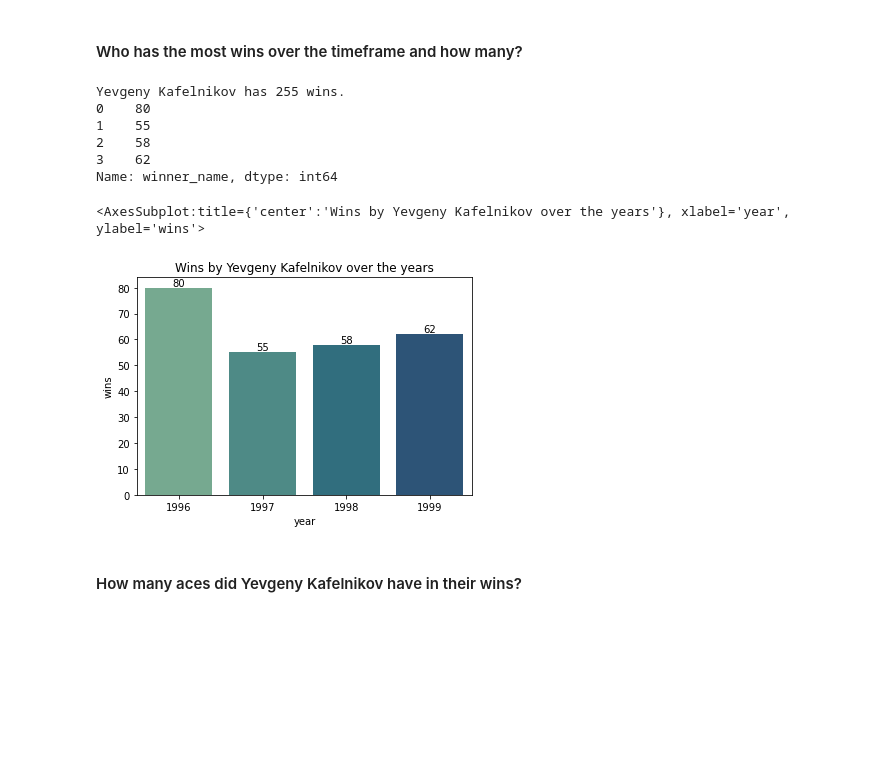
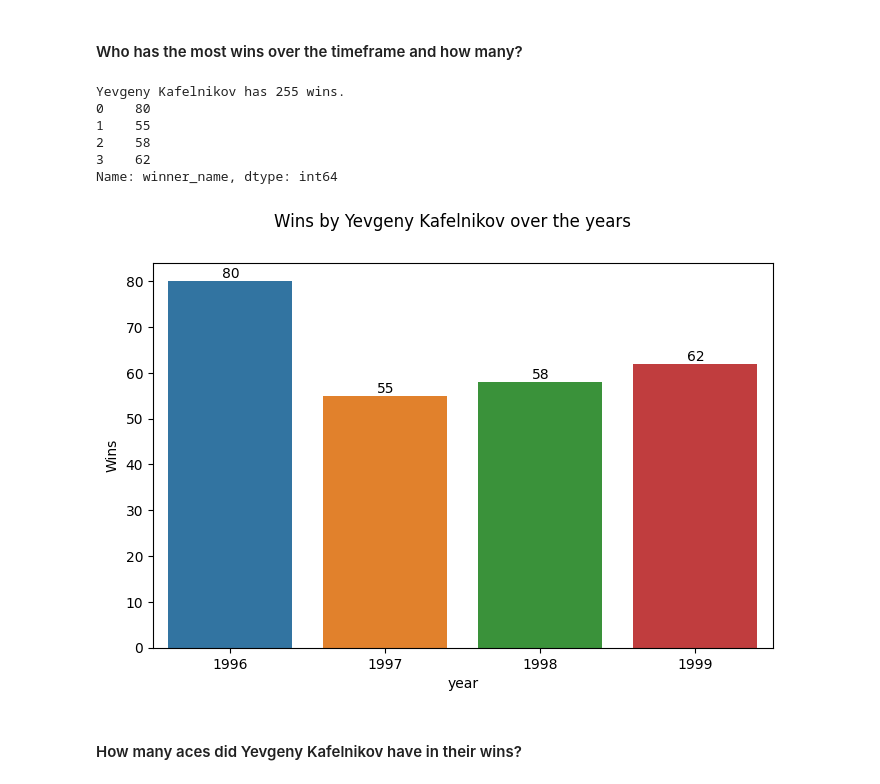
Before and after one commit to spencer130/COMP4447_FinalProject, a Jupyter notebook: FinalProject_Tennis.ipynb, the cells around one changed output. Cells and saved outputs as stored; diff of their text form; code cells hidden in the pictures; blank space fills up the shorter version.

```diff
--- a/FinalProject_Tennis.ipynb
+++ b/FinalProject_Tennis.ipynb
@@ -50,6 +52,8 @@ tennis_5 = pd.read_csv(url_5)
 tennis_df = pd.concat([tennis_1, tennis_2, tennis_3, tennis_4, tennis_5], join='inner')
 tennis_df['year'] = [x[:4] for x in tennis_df['tourney_id']]
 
+tennis_df = tennis_df.reset_index(drop=True)
+
 tennis_df.sample(10)
 # %% [output]
 |  | tourney_id | tourney_name | surface | draw_size | tourney_level | tourney_date | match_num | winner_id | ... |
@@ -172,5 +189,6 @@ dtype: object
 # %%
 tennis_df_subset['year'] = pd.to_numeric(tennis_df_subset['year'])
+tennis_df_subset['winner_age'] = tennis_df_subset['winner_age'].astype('int')
 tennis_df_subset.dtypes
 # %% [output]
 tourney_name     object
@@ -195,5 +211,5 @@ dtype: object
 # %%
-tennis_df_subset['winner_age'] = tennis_df_subset['winner_age'].apply(lambda x: round(x))
-tennis_df_subset
+#tennis_df_subset['winner_age'] = tennis_df_subset['winner_age'].apply(lambda x: round(x))
+tennis_df_subset.sample(10)
 # %% [output]
 |  | tourney_name | surface | winner_id | winner_name | winner_seed | winner_rank | winner_hand | w_ace | ... |
@@ -238,29 +275,32 @@ AxesSubplot(0.125,0.11;0.775x0.77)
 # %%
 #Most wins by a player over the timeframe
 most_wins = str(tennis_df_subset['winner_name'].value_counts().max())
 player_most_wins = tennis_df_subset['winner_name'].value_counts().index.tolist()[0]
 print(str(player_most_wins) + ' has ' + str(most_wins) + ' wins.')
 
 #Wins by that player over time
 player = tennis_df_subset.loc[tennis_df_subset['winner_name']==tennis_df_subset['winner_name'].value_counts().index.tolist()[0]]
 
 player_wins = player.groupby(by='year', as_index=False).count()
 print(player_wins['winner_name'])
 
-player_wins_chart = sns.barplot(x='year', y='winner_id', data=player_wins, palette='crest')
-player_wins_chart.bar_label(player_wins_chart.containers[0])
-player_wins_chart.set_ylabel('wins')
-player_wins_chart.set_title('Wins by ' + player_most_wins + ' over the years')
-player_wins_chart
+#Chart showing wins by year
+fig, ax = plt.subplots(figsize=(8, 5))
+
+player_wins_chart = sns.barplot(x='year', y='winner_id', data=player_wins, ax=ax)
+ax.bar_label(player_wins_chart.containers[0])
+ax.set(ylabel='Wins')
+fig.suptitle('Wins by ' + player_most_wins + ' over the years')
+
+plt.show()
 # %% [output]
 Yevgeny Kafelnikov has 255 wins.
 0    80
 1    55
 2    58
 3    62
 Name: winner_name, dtype: int64
-<AxesSubplot:title={'center':'Wins by Yevgeny Kafelnikov over the years'}, xlabel='year', ylabel='wins'>
-[figure, old version]
+[figure, new version]
 # %% [markdown]
 #### How many aces did Yevgeny Kafelnikov have in their wins?
 # %%
```
Also changed, not shown: parts of 55 cells of this notebook.
